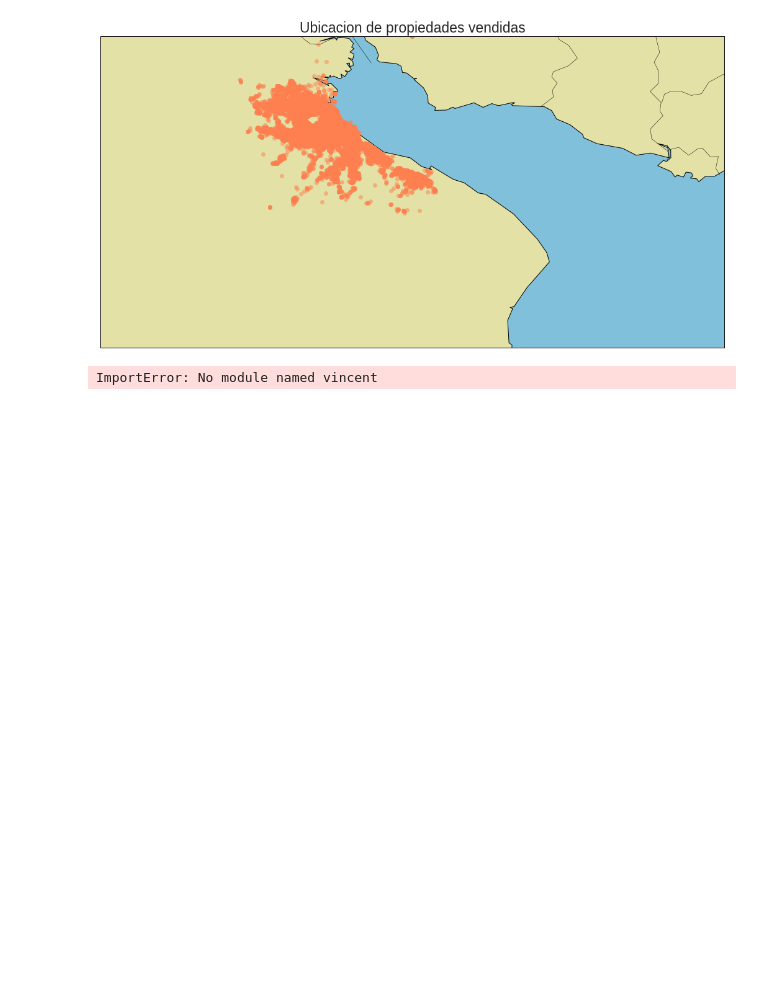
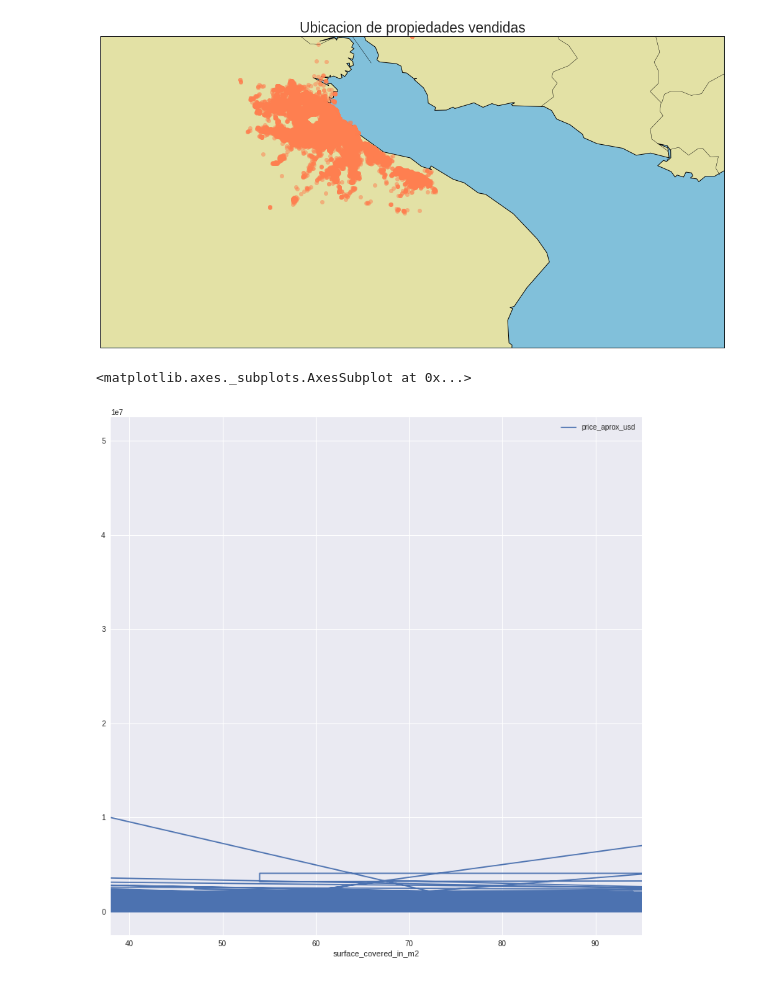
Before and after one commit to jazminferreiro-zz/orgaTP1, a Jupyter notebook: Analisis exploratorio Properati .ipynb, the cells around one changed output. Drawn from its saved outputs; the diff is of its cells as text; code cells hidden in the pictures; blank space fills up the shorter version.

Commit message:
intento con errores de gafricar los barrios

```diff
--- a/Analisis exploratorio Properati .ipynb
+++ b/Analisis exploratorio Properati .ipynb
@@ -196,8 +196,8 @@ title                          object
 dtype: object
 # %%
 #Filtro solo capital federal y gran buenos aires
-capitalFederal = properati.loc[properati.state_name.str.contains("Capital Federal", na=False),:]
-GBA =properati.loc[properati.state_name.str.contains("G.B.A", na=False),:]
+capitalFederal = all_properati.loc[all_properati.state_name.str.contains("Capital Federal", na=False),:]
+GBA =all_properati.loc[all_properati.state_name.str.contains("G.B.A", na=False),:]
 properati = pd.concat([capitalFederal,GBA])
 # %%
 #Filtro los que no tienen precio
@@ -269,11 +269,12 @@ properati.groupby('created_on').mean()['price_usd_per_m2'].plot(figsize=(20,8));
 # %%
-properati['yearAndMonth'] = properati.created_on.map(lambda date: pd.to_datetime(str(date.year)+"-"+str(date.month)+"-01"))
-properati.groupby('yearAndMonth').mean()['price_usd_per_m2'].plot(figsize=(14,4));
+all_properati['created_on'] = pd.to_datetime(all_properati['created_on'])
+all_properati['yearAndMonth'] = all_properati.created_on.map(lambda date: pd.to_datetime(str(date.year)+"-"+str(date.month)+"-01"))
+all_properati.groupby('yearAndMonth').mean()['price_usd_per_m2'].plot(figsize=(14,4));
 # %% [output]
 [figure]
 # %%
-properati['year'] = properati.created_on.map(lambda date: date.year)
-properati.groupby('year').mean()['price_usd_per_m2'].plot(figsize=(14,4));
+all_properati['year'] = all_properati.created_on.map(lambda date: date.year)
+all_properati.groupby('year').mean()['price_usd_per_m2'].plot(figsize=(14,4));
 # %% [output]
 [figure]
 # %%
@@ -352,11 +352,16 @@ plt.title('Ubicacion de propiedades vendidas',fontsize=23)
 plt.show()
 # %% [output]
 [figure]
-# %%
-import vincent
-world_countries = r'world-countries.json'
-world = vincent.Map(width=1200, height=1000)
-world.geo_data(projection='winkel3', scale=200, world=world_countries)
-world.to_json(path)
-# %% [output]
-ImportError: No module named vincent
+# %%
+#price_m2.index = price_m2.surface_covered_in_m2
+#price_m2.plot()
+#ts = pd.Series(price_m2.surface_covered_in_m2 , index=price_m2.price_aprox_usd)
+#ts = ts.cumsum()
+#ts.plot(figsize=(14,14))
+price_m2 = properati.loc[properati.price_aprox_usd.notnull(),['price_aprox_usd','surface_covered_in_m2']]
+price_m2.index = price_m2.surface_covered_in_m2
+price_m2 = price_m2.loc[:,['price_aprox_usd']]
+price_m2.plot(figsize = (13,13))
+# %% [output]
+<matplotlib.axes._subplots.AxesSubplot at 0x...>
+[figure, added]
```
Also changed, not shown: parts of 15 cells of this notebook.
